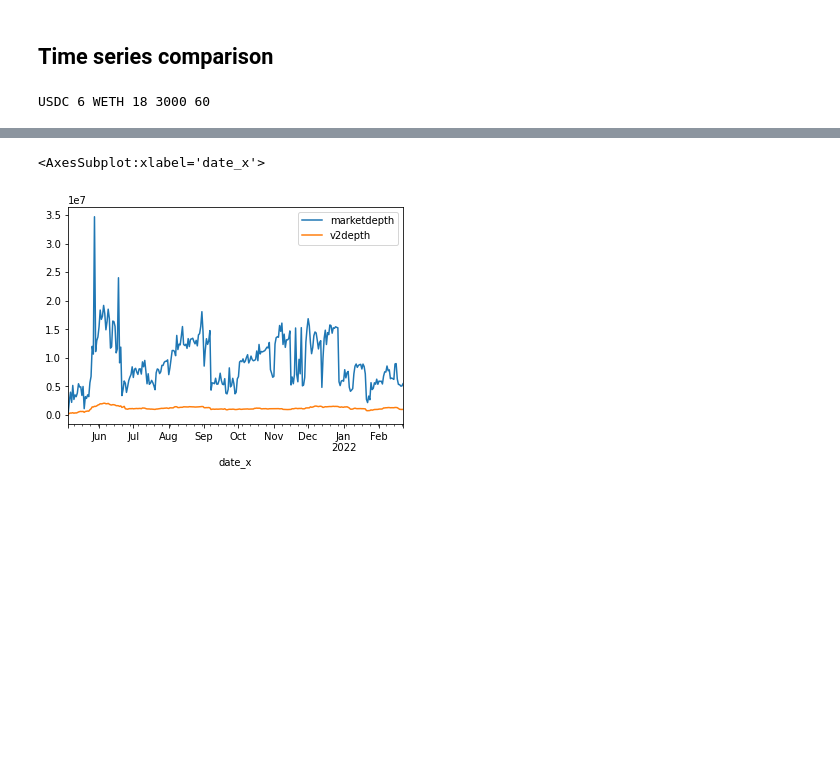
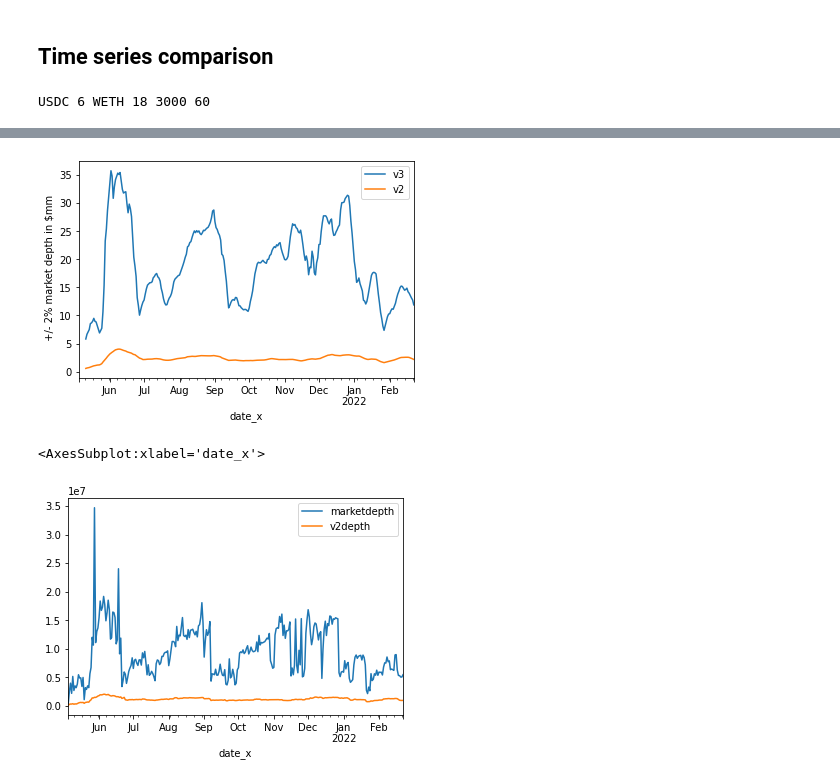
Before and after one commit to Uniswap/v3-market-depth-study, a Jupyter notebook: Compare-V2-V3.ipynb, the cells around one changed output, grey strips where cells are left out. Drawn from its saved outputs; the diff is of its cells as text; code cells hidden in the pictures; blank space fills up the shorter version.

```diff
--- a/Compare-V2-V3.ipynb
+++ b/Compare-V2-V3.ipynb
@@ -110,5 +146,13 @@ v2d= getV2EquivalentDepthfromV3(dfm,ts=ts,decimals0=decimals0,decimals1=decimals
 # %%
 dc=pd.merge(md, v2d,on=['block_number','pct'],how='inner')
+# %%
+dfp=dc.groupby('date_x')[['marketdepth','v2depth']].sum().rolling(7).mean().rename(columns={'marketdepth':'v3','v2depth':'v2'})/1e6
+ax=dfp.plot()
+ax.set_ylabel(" +/- 2% market depth in $mm")
+
+plt.savefig('output/v2v3comp.pdf')
+# %% [output]
+[figure, added]
 # %%
 dc.loc[dc.pct==.02].set_index('date_x')[['marketdepth','v2depth']].plot()
 # %% [output]
```
Also changed, not shown: parts of 4 cells of this notebook.
